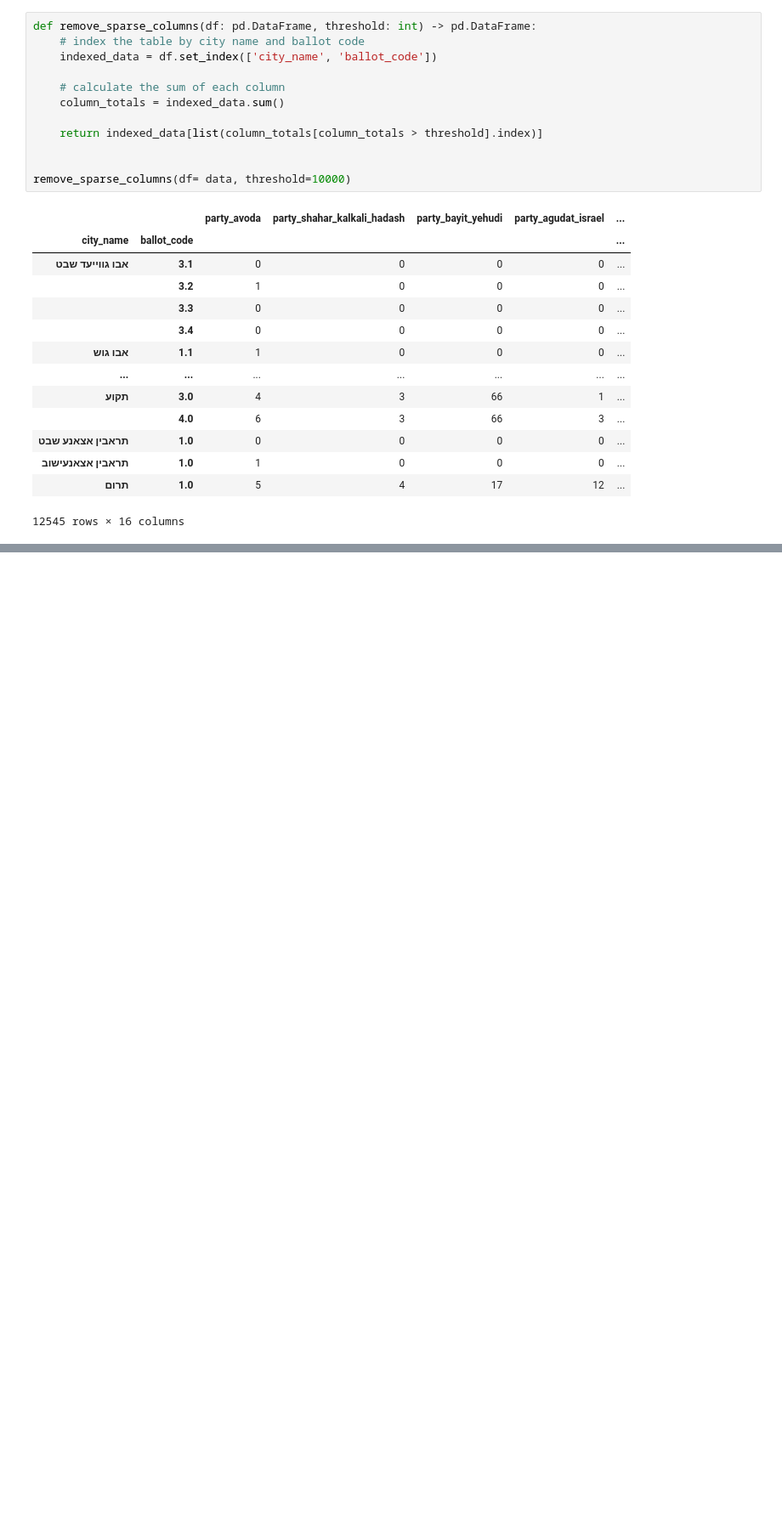
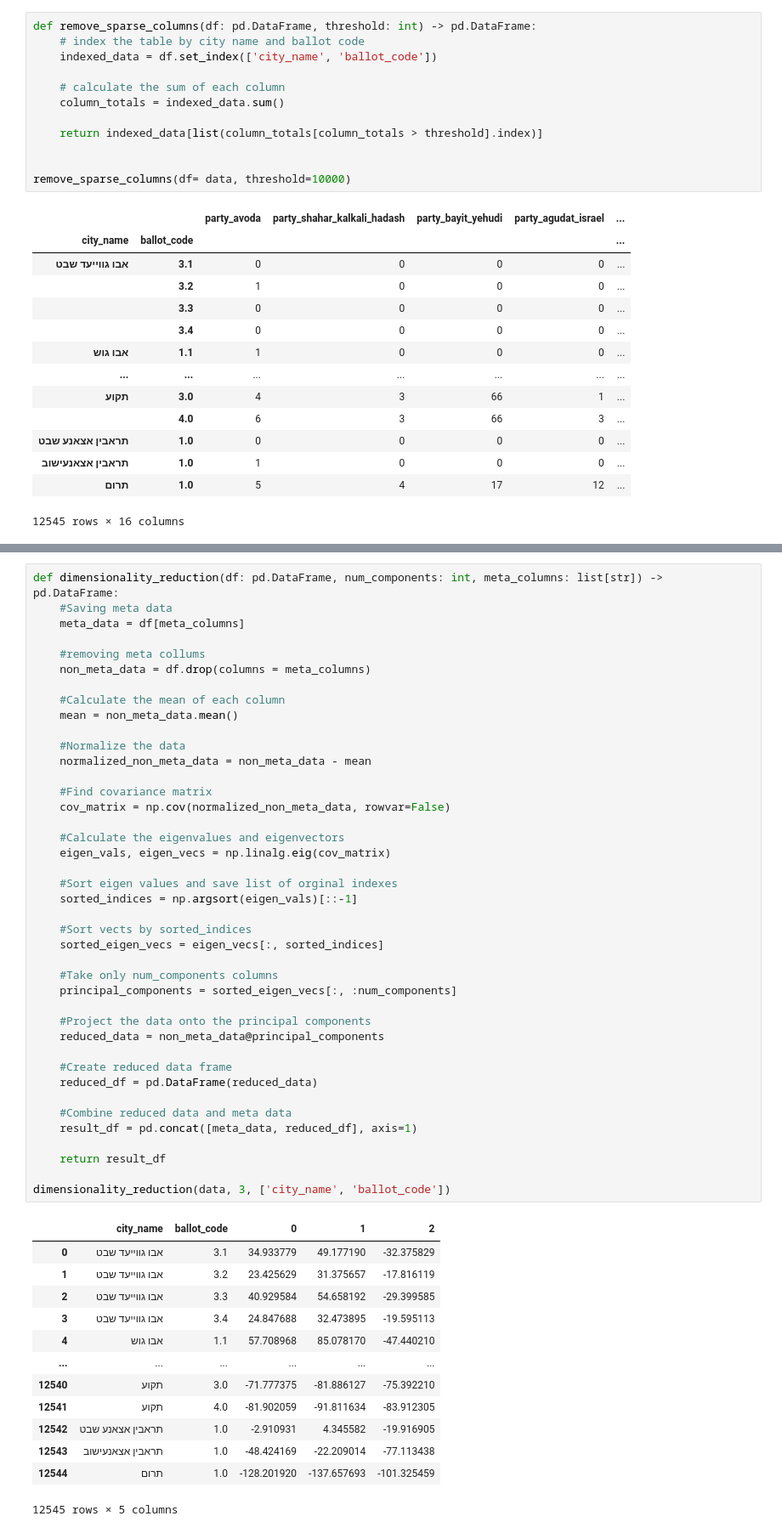
Before and after one commit to MichaelBabiy23/Dimensionality_Reduction, a Jupyter notebook: funcDemo.ipynb, the cells around one changed output, grey strips where cells are left out. Shown at 85% size. Cells and saved outputs as stored; diff of their text form; blank space fills up the shorter version.

Commit message:
implemented mostof dimensionality_reduction, needs to check if done correctly.

```diff
--- a/funcDemo.ipynb
+++ b/funcDemo.ipynb
@@ -117,0 +128,55 @@ remove_sparse_columns(df= data, threshold=10000)
+# %%
+def dimensionality_reduction(df: pd.DataFrame, num_components: int, meta_columns: list[str]) -> pd.DataFrame:
+    #Saving meta data
+    meta_data = df[meta_columns]
+
+    #removing meta collums
+    non_meta_data = df.drop(columns = meta_columns)
+
+    #Calculate the mean of each column
+    mean = non_meta_data.mean()
+
+    #Normalize the data
+    normalized_non_meta_data = non_meta_data - mean
+
+    #Find covariance matrix
+    cov_matrix = np.cov(normalized_non_meta_data, rowvar=False)
+
+    #Calculate the eigenvalues and eigenvectors
+    eigen_vals, eigen_vecs = np.linalg.eig(cov_matrix)
+
+    #Sort eigen values and save list of orginal indexes
+    sorted_indices = np.argsort(eigen_vals)[::-1]
+
+    #Sort vects by sorted_indices
+    sorted_eigen_vecs = eigen_vecs[:, sorted_indices]
+
+    #Take only num_components columns
+    principal_components = sorted_eigen_vecs[:, :num_components]
+
+    #Project the data onto the principal components
+    reduced_data = non_meta_data@principal_components
+
+    #Create reduced data frame
+    reduced_df = pd.DataFrame(reduced_data)
+
+    #Combine reduced data and meta data
+    result_df = pd.concat([meta_data, reduced_df], axis=1)
+
+    return result_df
+
+dimensionality_reduction(data, 3, ['city_name', 'ballot_code'])
+# %% [output]
+|  | city_name | ballot_code | 0 | 1 | 2 |
+| 0 | אבו גווייעד שבט | 3.1 | 34.933779 | 49.177190 | -32.375829 |
+| 1 | אבו גווייעד שבט | 3.2 | 23.425629 | 31.375657 | -17.816119 |
+| 2 | אבו גווייעד שבט | 3.3 | 40.929584 | 54.658192 | -29.399585 |
+| 3 | אבו גווייעד שבט | 3.4 | 24.847688 | 32.473895 | -19.595113 |
+| 4 | אבו גוש | 1.1 | 57.708968 | 85.078170 | -47.440210 |
+| ... | ... | ... | ... | ... | ... |
+| 12540 | תקוע | 3.0 | -71.777375 | -81.886127 | -75.392210 |
+| 12541 | תקוע | 4.0 | -81.902059 | -91.811634 | -83.912305 |
+| 12542 | תראבין אצאנע שבט | 1.0 | -2.910931 | 4.345582 | -19.916905 |
+| 12543 | תראבין אצאנעישוב | 1.0 | -48.424169 | -22.209014 | -77.113438 |
+| 12544 | תרום | 1.0 | -128.201920 | -137.657693 | -101.325459 |
+12545 rows × 5 columns
```
Also changed, not shown: parts of 1 cell of this notebook.
